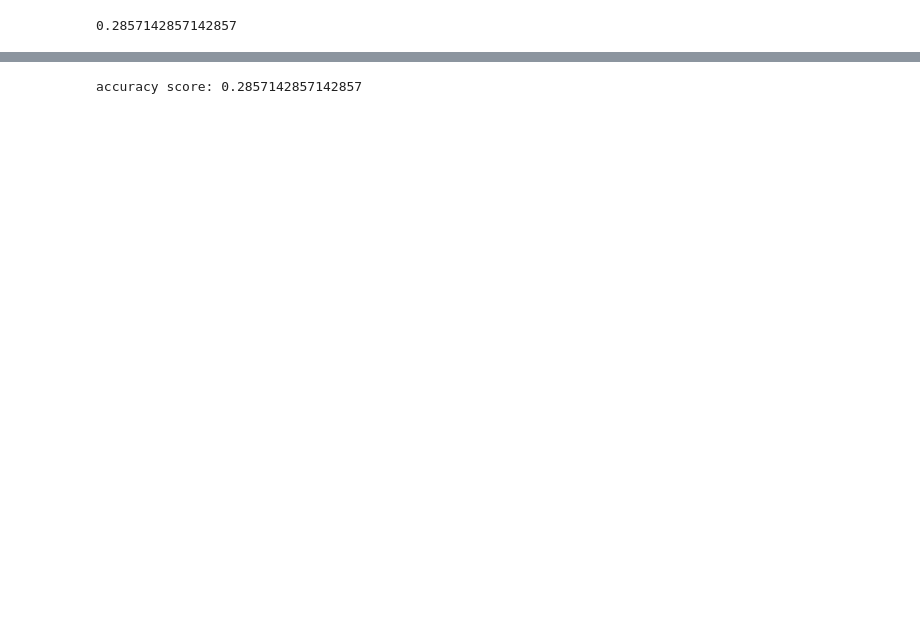
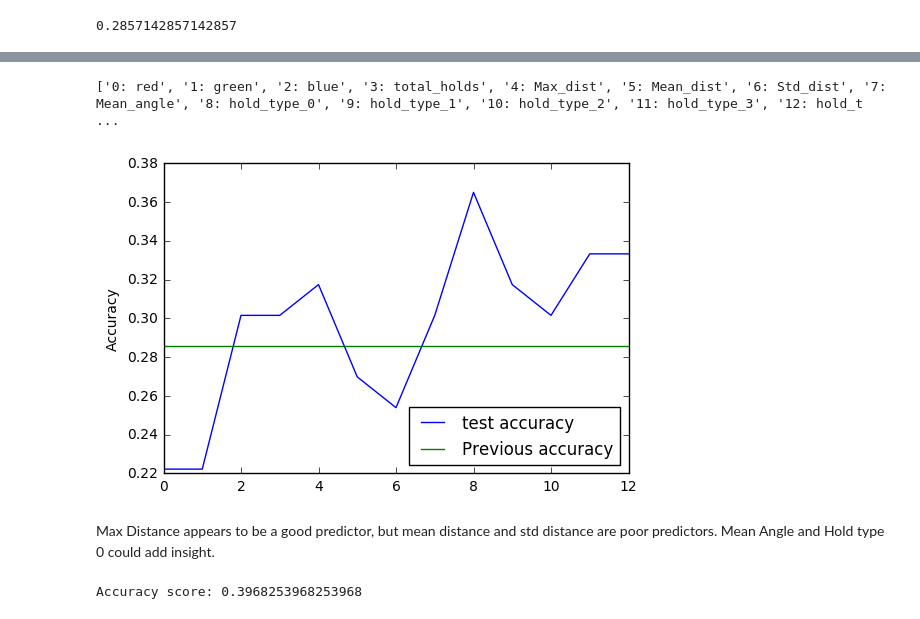
Before and after one commit to fhethomas/climbing, a Jupyter notebook: Baseline Modelling.ipynb, the cells around one changed output, grey strips where cells are left out. Drawn from its saved outputs; the diff is of its cells as text; code cells hidden in the pictures; blank space fills up the shorter version.

Commit message:
Amending feature selection for logistic model

```diff
--- a/Baseline Modelling.ipynb
+++ b/Baseline Modelling.ipynb
@@ -314,7 +201,0 @@ accuracy_score(y_test,prediction)
-# %%
-data=pd.read_excel('BaselineProblems.xlsm')
-# We will use a subset of features: total_holds, Max_dist, Mean_dist, Std_dist, Mean_angle
-training_df = data[['total_holds','Max_dist','Mean_dist','Std_dist','Mean_angle']]
-training_grade_df = data['V_Grades']
-X_train, X_test, y_train, y_test = train_test_split(training_df, training_grade_df, test_size=0.33, random_state=42)
-training_df.head()
@@ -496,10 +201,0 @@ The returned classification is not totally accurate, but will be a useful step i
-# %%
-# Look at cluster 0-4
-for i in range(5):
-    test_array_1 = output_array[:,:,clustering_model.labels_==i]
-    for j in range(5):
-        plt.subplot(int('15{0}'.format(j+1)))
-        sub_array = test_array_1[:,:,j]
-        sub_array = sub_array.reshape(50,50,4)
-        fig=plt.imshow(sub_array)
-    plt.show()
@@ -512,6 +201,0 @@ for i in range(5):
-# %%
-# group the centre points:
-centre_point_dic = {}
-# centre points logged as y-coordinate,x-coordinate
-for i in range(5):
-    centre_point_dic[i]=output_centre_array[:,clustering_model.labels_==i].T
@@ -578,8 +206,36 @@ training_grade_df = data['V_Grades']
+# %%
+# criteria we could use for model
+criteria_list = list(data.columns[5:])
+# %%
+y = data['V_Grades']
+accuracy_log = []
+for i in range(len(criteria_list)):
+    # using less features
+    X=data[criteria_list[:i+1]].copy()
+    X_train, X_test, y_train, y_test = train_test_split(X, y, test_size=0.33, random_state=42)
+    log_reg = LogisticRegression()
+    log_reg.fit(X_train,y_train)
+    prediction = log_reg.predict(X_test)
+    accuracy_log.append(accuracy_score(y_test,prediction))
+ax = plt.subplot()
+fig = plt.plot(range(len(criteria_list)),accuracy_log,label='test accuracy')
+plt.plot(range(len(criteria_list)),np.ones(len(criteria_list))*0.2857142857142857,label='Previous accuracy')
+ax.set_ylabel('Accuracy')
+plt.legend(loc=4)
+print(['{0}: {1}'.format(x,data.columns[5:][x]) for x in range(len(data.columns[5:]))])
+# %% [output]
+['0: red', '1: green', '2: blue', '3: total_holds', '4: Max_dist', '5: Mean_dist', '6: Std_dist', '7: Mean_angle', '8: hold_type_0', '9: hold_type_1', '10: hold_type_2', '11: hold_type_3', '12: hold_t ...
+[figure, added]
+# %% [markdown]
+Max Distance appears to be a good predictor, but mean distance and std distance are poor predictors. Mean Angle and Hold type 0 could add insight.
 # %%
-logistic_regression = LogisticRegression()
-X_train, X_test, y_train, y_test = train_test_split(training_df, training_grade_df, test_size=0.33, random_state=42)
-logistic_regression.fit(X_train,y_train)
-prediction = logistic_regression.predict(X_test)
-print('accuracy score: {0}'.format(accuracy_score(y_test,prediction)))
+y = data['V_Grades']
+# using less features
+X=data[['red','green','blue','total_holds','Max_dist','Mean_angle','hold_type_0']].copy()
+X_train, X_test, y_train, y_test = train_test_split(X, y, test_size=0.33, random_state=42)
+log_reg = LogisticRegression()
+log_reg.fit(X_train,y_train)
+prediction = log_reg.predict(X_test)
+print('Accuracy score: {0}'.format(accuracy_score(y_test,prediction)))
 # %% [output]
-accuracy score: 0.2857142857142857
+Accuracy score: 0.3968253968253968
```
Also changed, not shown: parts of 56 cells of this notebook, 1 other file.
